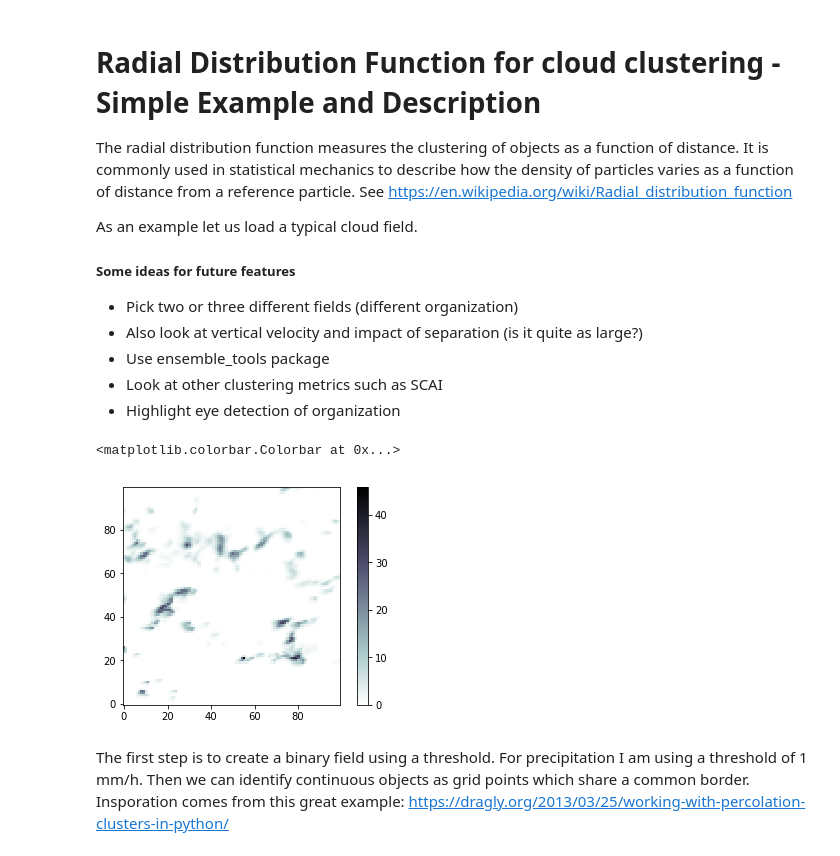
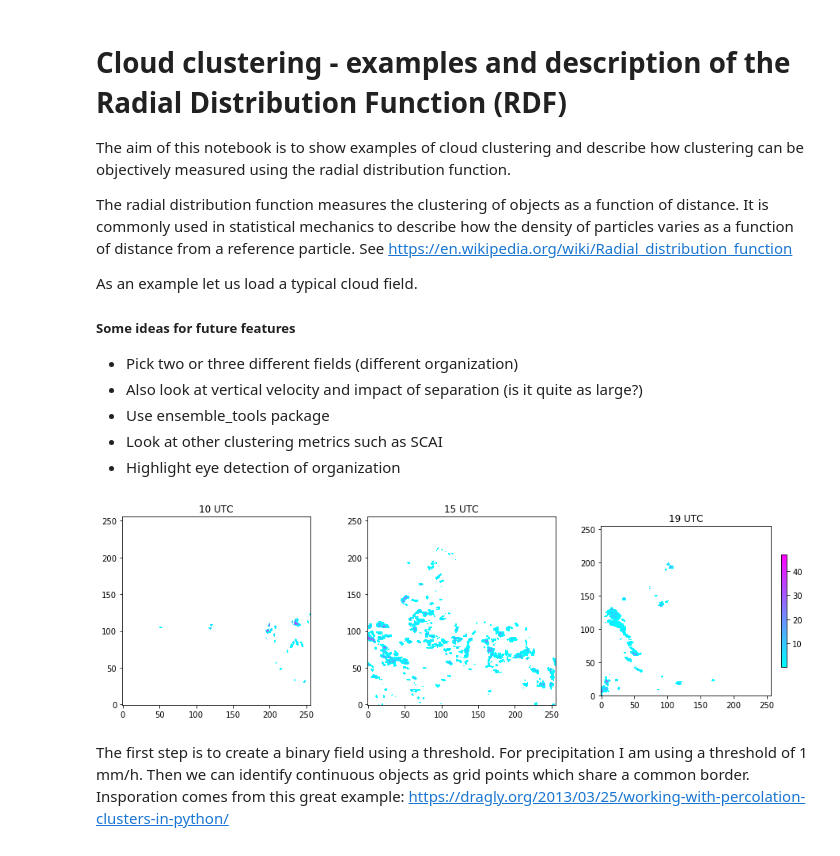
Before and after one commit to raspstephan/convective_variability_analysis, a Jupyter notebook: jupyter_notebooks/clustering_rdf.ipynb, the cells around one changed output. Cells and saved outputs as stored; diff of their text form; code cells hidden in the pictures.

Commit message:
Renames jupyted rdf notebook and made some changes

```diff
--- a/jupyter_notebooks/radial_distribution_function.ipynb
+++ b/jupyter_notebooks/clustering_rdf.ipynb
@@ -1,5 +1,8 @@
 # %% [markdown]
-# Radial Distribution Function for cloud clustering - Simple Example and Description
+# Cloud clustering - examples and description of the Radial Distribution Function (RDF)
+
+The aim of this notebook is to show examples of cloud clustering and describe how clustering can be objectively measured using the radial distribution function.
+
 The radial distribution function measures the clustering of objects as a function of distance. It is commonly used in statistical mechanics to describe how the density of particles varies as a function of distance from a reference particle. See https://en.wikipedia.org/wiki/Radial_distribution_function
 
 As an example let us load a typical cloud field.
@@ -11,18 +14,27 @@ As an example let us load a typical cloud field.
 - Look at other clustering metrics such as SCAI
 - Highlight eye detection of organization
 # %%
+# Import modules and load fields
 import matplotlib
 %matplotlib inline
 import matplotlib.pyplot as plt
 import numpy as np
-from cosmo_utils.pyncdf import getfobj_ncdf
-fn = '/project/meteo/scratch/users/stephan.rasp/convective_variability_data/raw_data/2016060500/deout_ceu_pspens/det/OUTPUT/lfff00150000.nc_30m_surf'
-prec_field = getfobj_ncdf(fn, 'PREC_ACCUM').data
-plt.imshow(prec_field[100:200, 100:200], cmap='bone_r', origin='lower')
-plt.colorbar()
+from cosmo_utils.pyncdf import getfobj_ncdf   # This is a module developed specifically for COSMO output
+
+date = '2016060600'
+times = [10, 15, 19]
+fig, axarr = plt.subplots(1, 3, figsize = (13, 4))
+cmap = plt.cm.cool
+cmap.set_under(color = 'white')
+for t, ax in zip(times, axarr):
+    fn = ('/project/meteo/scratch-old/users/stephan.rasp/convective_variability_data/raw_data/' +
+          date + '/deout_ceu_pspens/det/OUTPUT/lfff00' + str(t).zfill(2) + '0000.nc_30m_surf')
+    im = ax.imshow(getfobj_ncdf(fn, 'PREC_ACCUM').data[50:-51, 50:-51], cmap=cmap, origin='lower', vmin = 0.1)
+    ax.set_title(str(t).zfill(2) + ' UTC')
+fig.colorbar(im, shrink = 0.6)
+plt.tight_layout()
 # %% [output]
-<matplotlib.colorbar.Colorbar at 0x...>
-[figure, old version]
+[figure, new version]
 # %% [markdown]
 The first step is to create a binary field using a threshold. For precipitation I am using a threshold of 1 mm/h. Then we can identify continuous objects as grid points which share a common border. Insporation comes from this great example: https://dragly.org/2013/03/25/working-with-percolation-clusters-in-python/
 # %%
```
